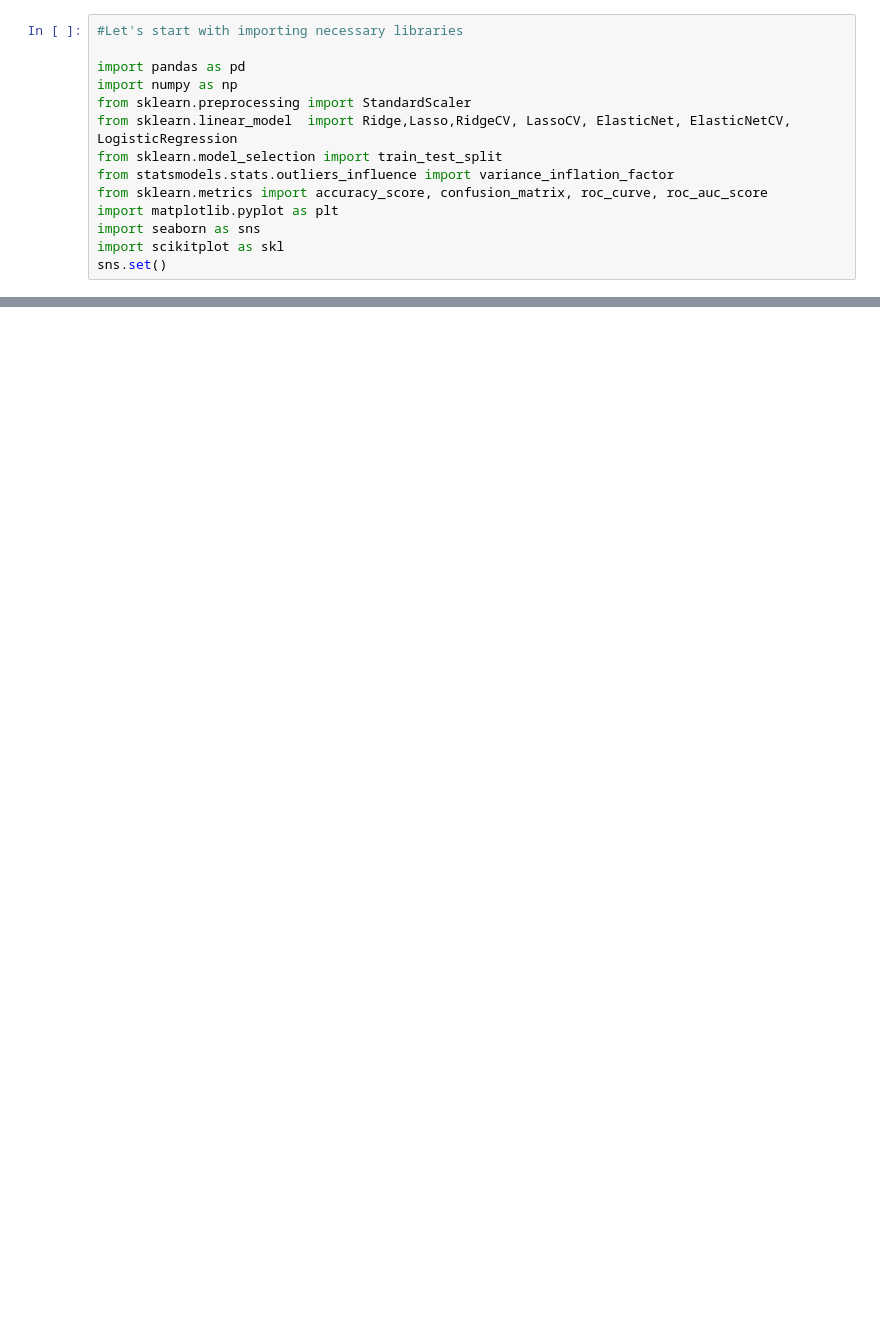
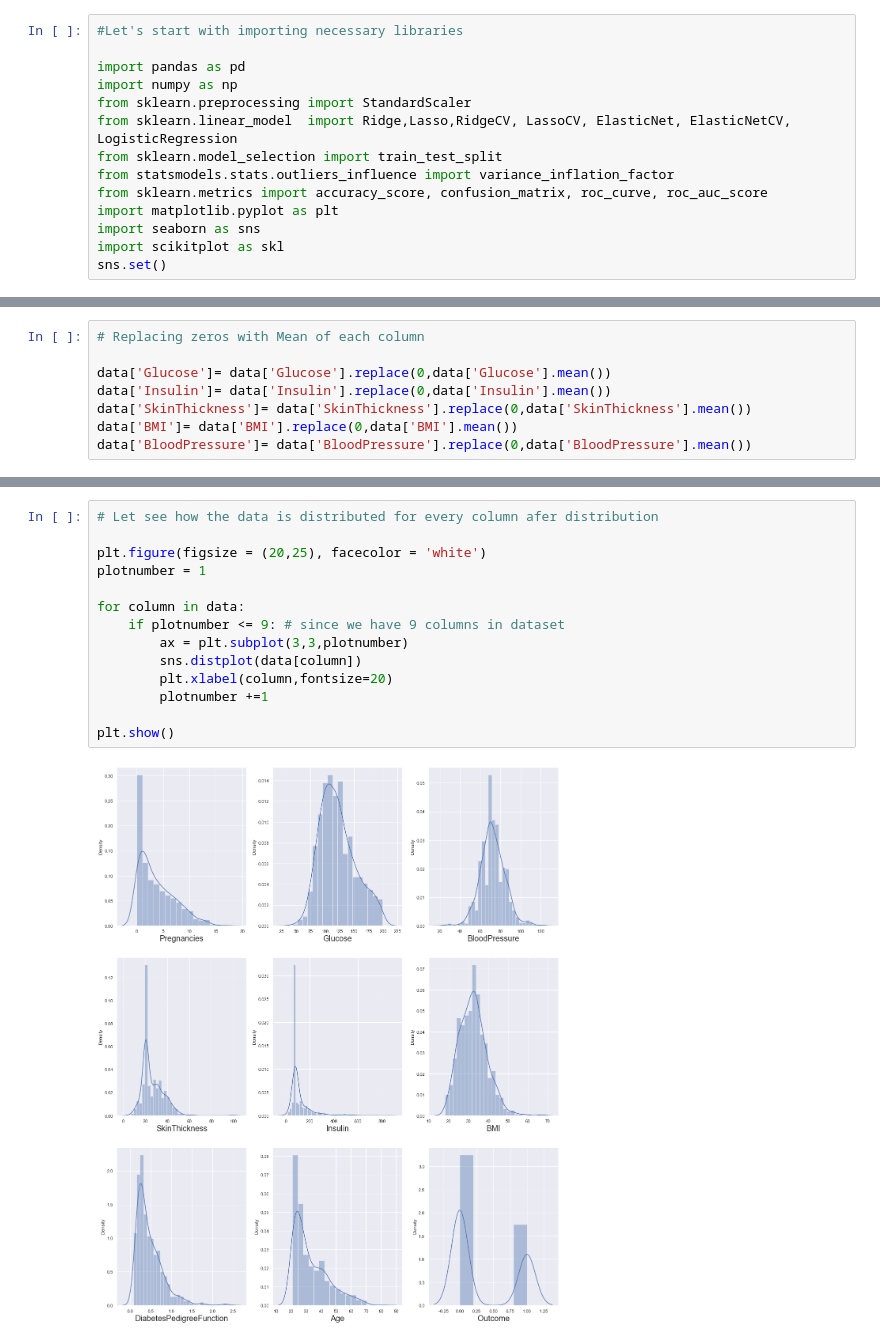
Before and after one commit to ravi0dubey/Logistic_Regression_Diabetes-Prediction, a Jupyter notebook: Logistic Regression_Diabetes Prediction.ipynb, the cells around one changed output, grey strips where cells are left out. Cells and saved outputs as stored; diff of their text form; blank space fills up the shorter version.

```diff
--- a/Logistic Regression_Diabetes Prediction.ipynb
+++ b/Logistic Regression_Diabetes Prediction.ipynb
@@ -51,0 +134,8 @@ data.head()
+# %%
+# Replacing zeros with Mean of each column
+
+data['Glucose']= data['Glucose'].replace(0,data['Glucose'].mean())
+data['Insulin']= data['Insulin'].replace(0,data['Insulin'].mean())
+data['SkinThickness']= data['SkinThickness'].replace(0,data['SkinThickness'].mean())
+data['BMI']= data['BMI'].replace(0,data['BMI'].mean())
+data['BloodPressure']= data['BloodPressure'].replace(0,data['BloodPressure'].mean())
@@ -51,0 +189,16 @@ data.head()
+# %%
+# Let see how the data is distributed for every column afer distribution
+
+plt.figure(figsize = (20,25), facecolor = 'white')
+plotnumber = 1
+
+for column in data:
+    if plotnumber <= 9: # since we have 9 columns in dataset
+        ax = plt.subplot(3,3,plotnumber)
+        sns.distplot(data[column])
+        plt.xlabel(column,fontsize=20)
+        plotnumber +=1
+
+plt.show()
+# %% [output]
+[figure, added]
```
Also changed, not shown: parts of 47 cells of this notebook.
